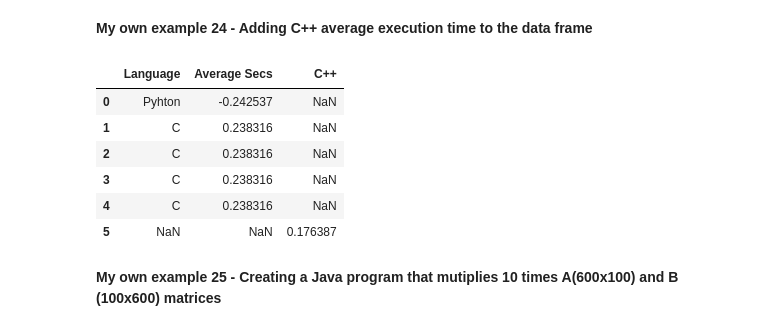
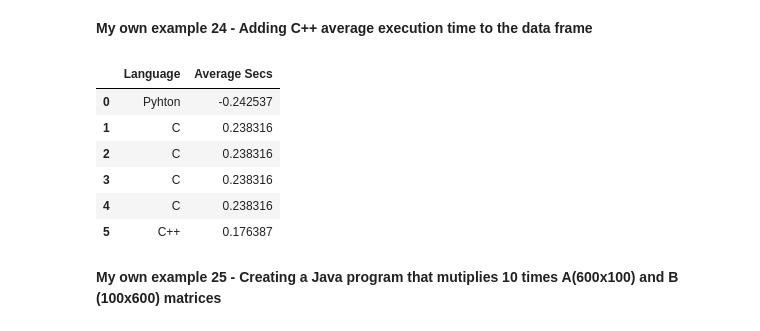
Before and after one commit to mgutierrezca/MetNumUN2023II, a Jupyter notebook: Lab2/Copy_of_Lab2.ipynb, the cells around one changed output. Drawn from its saved outputs; the diff is of its cells as text; code cells hidden in the pictures.

```diff
--- a/Lab2/Copy_of_Lab2.ipynb
+++ b/Lab2/Copy_of_Lab2.ipynb
@@ -695,15 +695,17 @@ Writing mult_c++.cc
 # %%
 C_new = open("c++_total.txt",'r')
 avr_archivo = float(C_new.readline())
-temp = DF_com_time_ex
-temp.append({'C++':avr_archivo},ignore_index = True)
+
+DF_com_time_ex = DF_com_time_ex.append({'Language': 'C++', 'Average Secs': avr_archivo},ignore_index = True)
+
+DF_com_time_ex
 # %% [output]
-|  | Language | Average Secs | C++ |
-| 0 | Pyhton | -0.242537 | NaN |
-| 1 | C | 0.238316 | NaN |
-| 2 | C | 0.238316 | NaN |
-| 3 | C | 0.238316 | NaN |
-| 4 | C | 0.238316 | NaN |
-| 5 | NaN | NaN | 0.176387 |
+|  | Language | Average Secs |
+| 0 | Pyhton | -0.242537 |
+| 1 | C | 0.238316 |
+| 2 | C | 0.238316 |
+| 3 | C | 0.238316 |
+| 4 | C | 0.238316 |
+| 5 | C++ | 0.176387 |
 # %% [markdown]
 **My own example 25 - Creating a Java program that mutiplies 10 times A(600x100) and  B (100x600) matrices**
```
Also changed, not shown: parts of 6 cells of this notebook.
